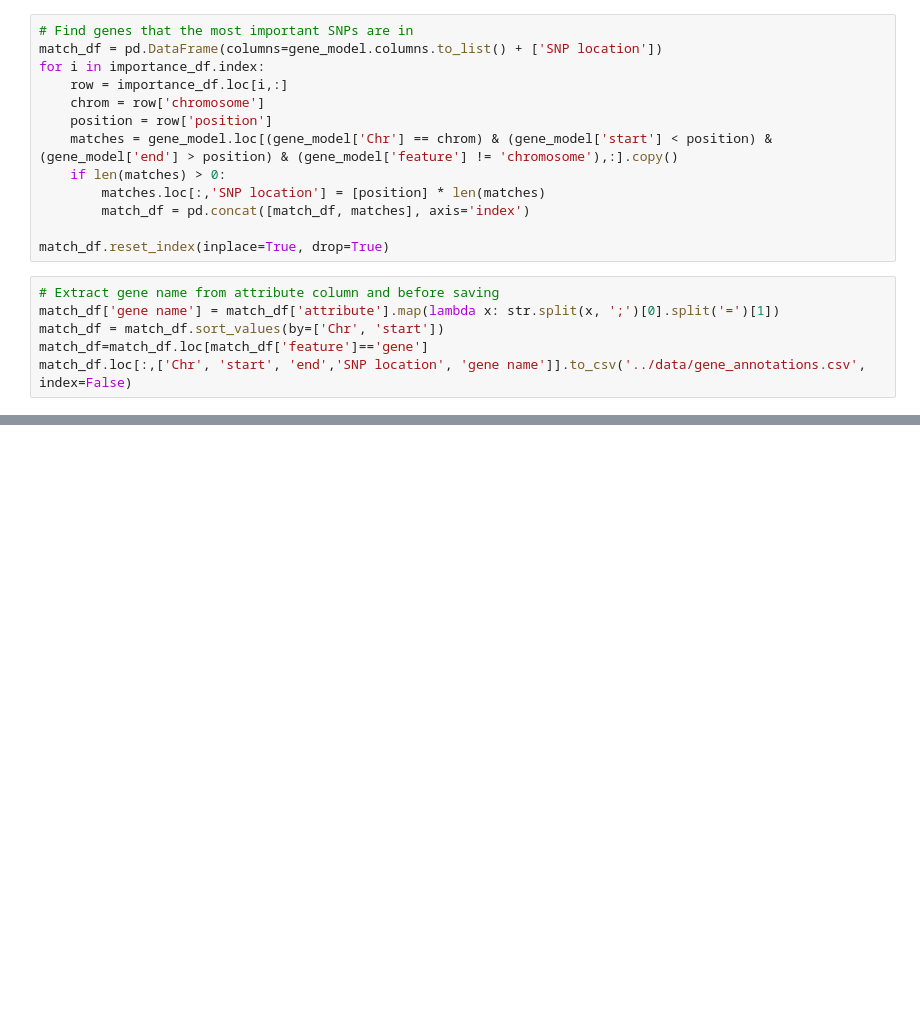
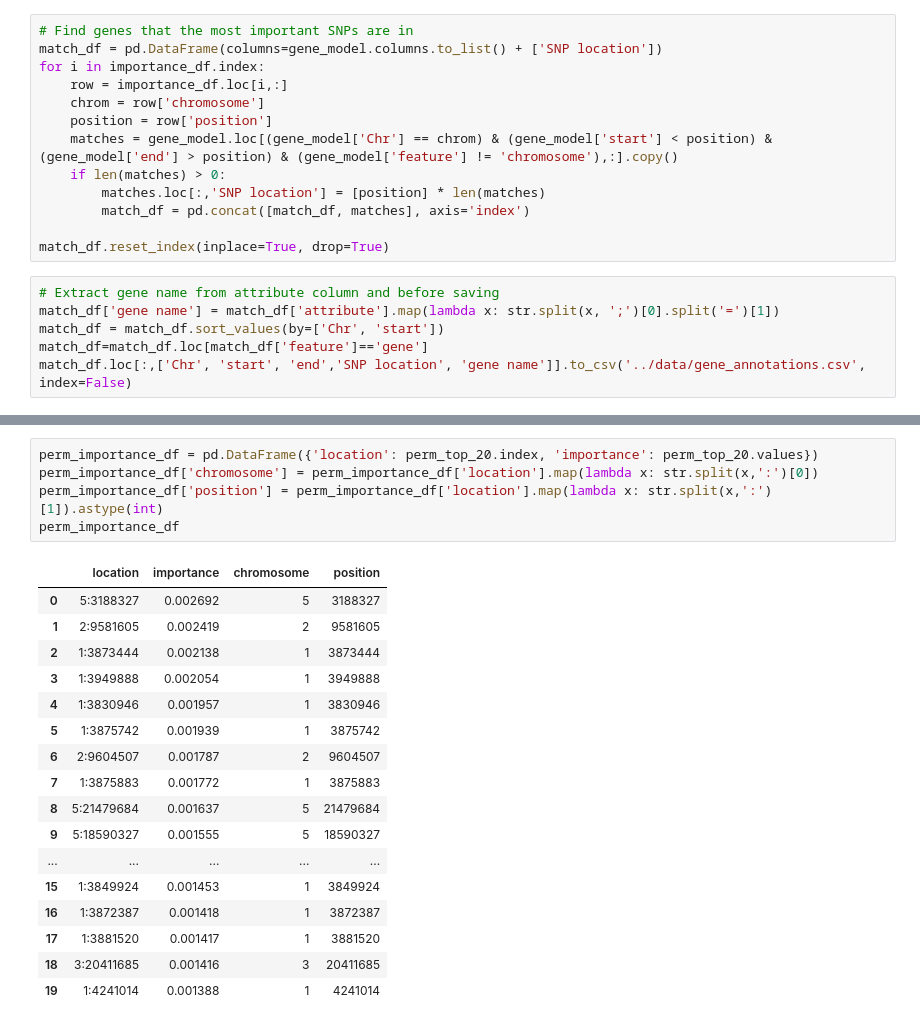
Before and after one commit to jacobbraun1402/MDSC-403-Final-Project, a Jupyter notebook: tests_and_models/random_forest.ipynb, the cells around one changed output, grey strips where cells are left out. Drawn from its saved outputs; the diff is of its cells as text; blank space fills up the shorter version.

```diff
--- a/tests_and_models/random_forest.ipynb
+++ b/tests_and_models/random_forest.ipynb
@@ -222,0 +302,23 @@ match_df.loc[:,['Chr', 'start', 'end','SNP location', 'gene name']].to_csv('../d
+# %%
+perm_importance_df = pd.DataFrame({'location': perm_top_20.index, 'importance': perm_top_20.values})
+perm_importance_df['chromosome'] = perm_importance_df['location'].map(lambda x: str.split(x,':')[0])
+perm_importance_df['position'] = perm_importance_df['location'].map(lambda x: str.split(x,':')[1]).astype(int)
+perm_importance_df
+# %% [output]
+|  | location | importance | chromosome | position |
+| 0 | 5:3188327 | 0.002692 | 5 | 3188327 |
+| 1 | 2:9581605 | 0.002419 | 2 | 9581605 |
+| 2 | 1:3873444 | 0.002138 | 1 | 3873444 |
+| 3 | 1:3949888 | 0.002054 | 1 | 3949888 |
+| 4 | 1:3830946 | 0.001957 | 1 | 3830946 |
+| 5 | 1:3875742 | 0.001939 | 1 | 3875742 |
+| 6 | 2:9604507 | 0.001787 | 2 | 9604507 |
+| 7 | 1:3875883 | 0.001772 | 1 | 3875883 |
+| 8 | 5:21479684 | 0.001637 | 5 | 21479684 |
+| 9 | 5:18590327 | 0.001555 | 5 | 18590327 |
+| ... | ... | ... | ... | ... |
+| 15 | 1:3849924 | 0.001453 | 1 | 3849924 |
+| 16 | 1:3872387 | 0.001418 | 1 | 3872387 |
+| 17 | 1:3881520 | 0.001417 | 1 | 3881520 |
+| 18 | 3:20411685 | 0.001416 | 3 | 20411685 |
+| 19 | 1:4241014 | 0.001388 | 1 | 4241014 |
```
Also changed, not shown: parts of 12 cells of this notebook, 2 other files.
